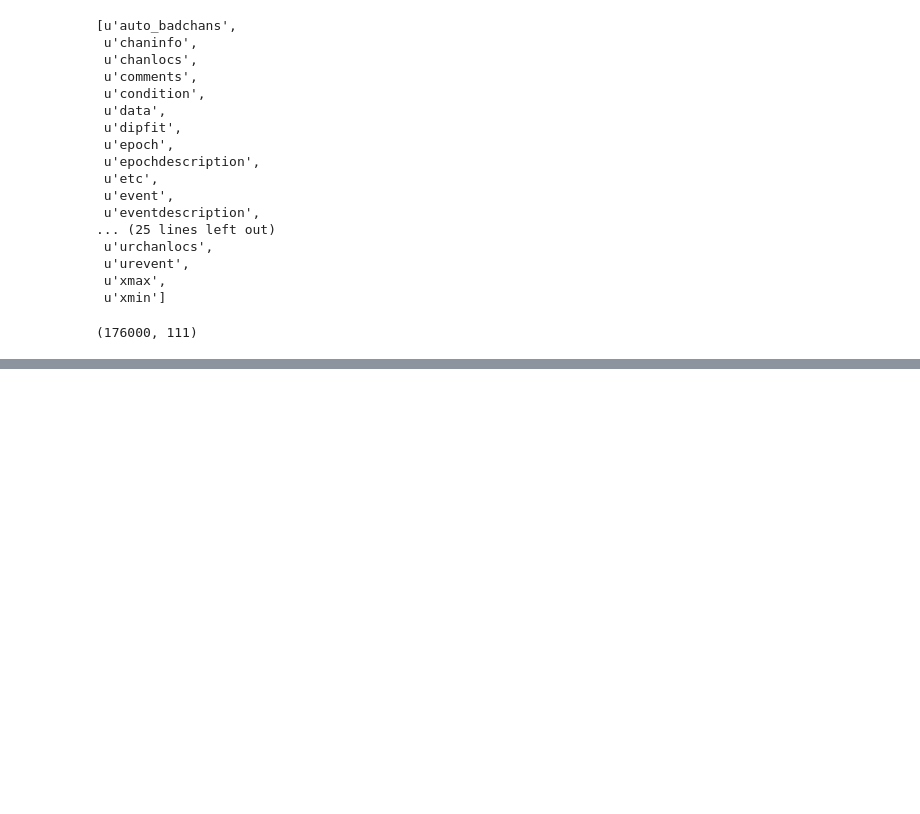
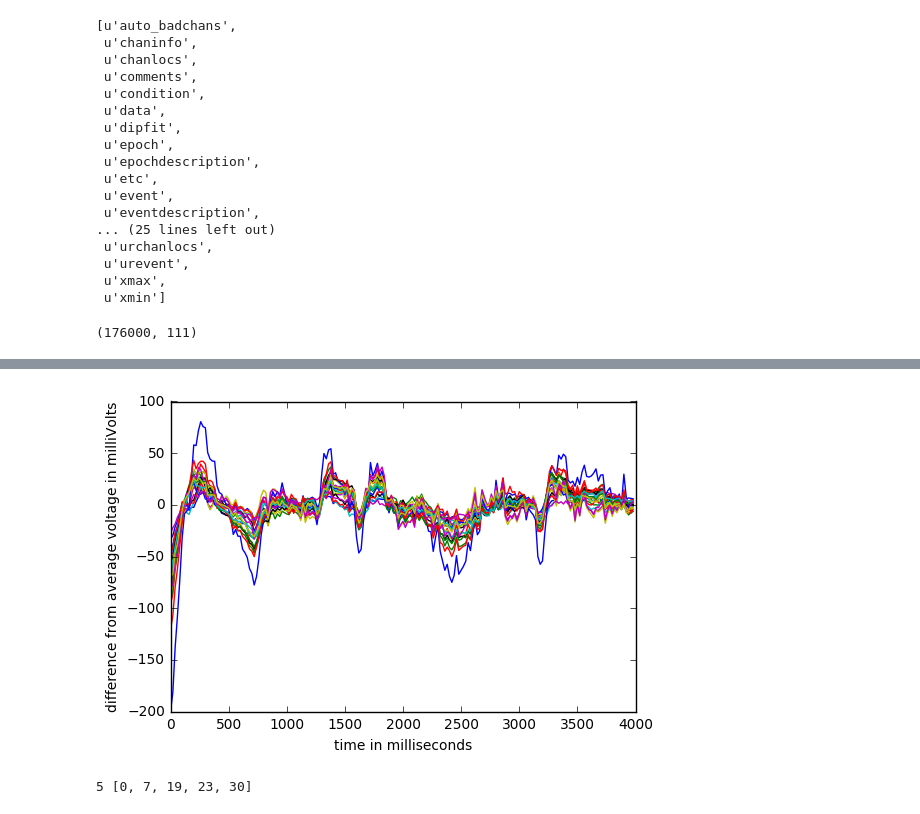
Before and after one commit to NeuroDataDesign/orange-panda-f16s17, a Jupyter notebook: pipeline/utils/Getting Data for the EEG Pipeline.ipynb, the cells around one changed output, grey strips where cells are left out. Drawn from its saved outputs; the diff is of its cells as text; code cells hidden in the pictures; blank space fills up the shorter version.

```diff
--- a/pipeline/utils/Getting Data for the EEG Pipeline.ipynb
+++ b/pipeline/utils/Getting Data for the EEG Pipeline.ipynb
@@ -96,0 +108,27 @@ anim.save('movie.gif')
+# %%
+plt.cla()
+import random
+I = random.sample(range(111), 20)
+lower = 0
+upper = 2000
+skip = 10
+times = f['result']['times'][lower:upper:skip]
+for i in I:
+    data = eeg_data[lower:upper:skip, i]
+    plt.plot(times, data)
+plt.xlabel("time in milliseconds")
+plt.ylabel("difference from average voltage in milliVolts")
+plt.show()
+# %% [output]
+[figure, added]
+# %%
+# 5 of the channels are 'broken'
+c = 0
+broken = []
+for i in range(111):
+    if sum(eeg_data[:, i]**2) == 0:
+        c = c + 1
+        broken.append(i)
+print c, broken
+# %% [output]
+5 [0, 7, 19, 23, 30]
```
Also changed, not shown: parts of 7 cells of this notebook, 2 other files.
